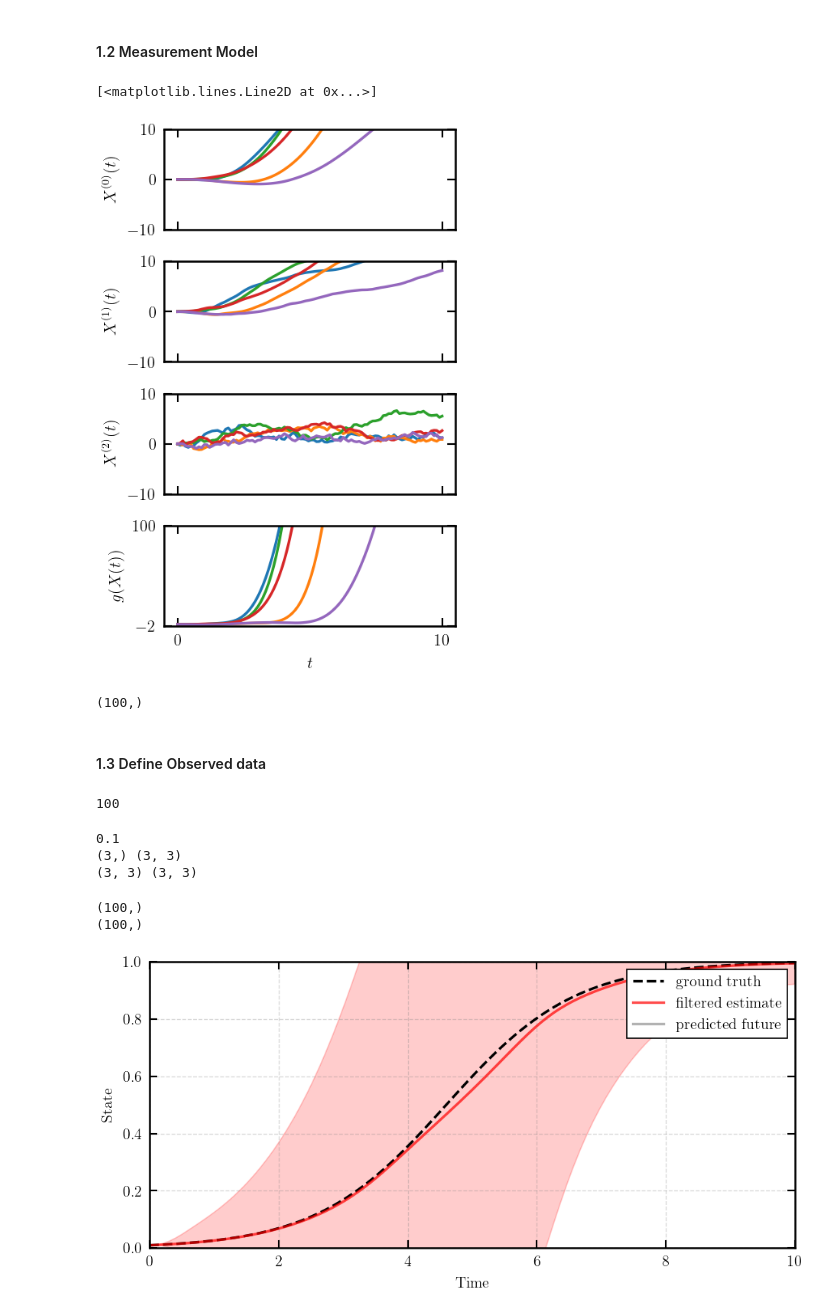
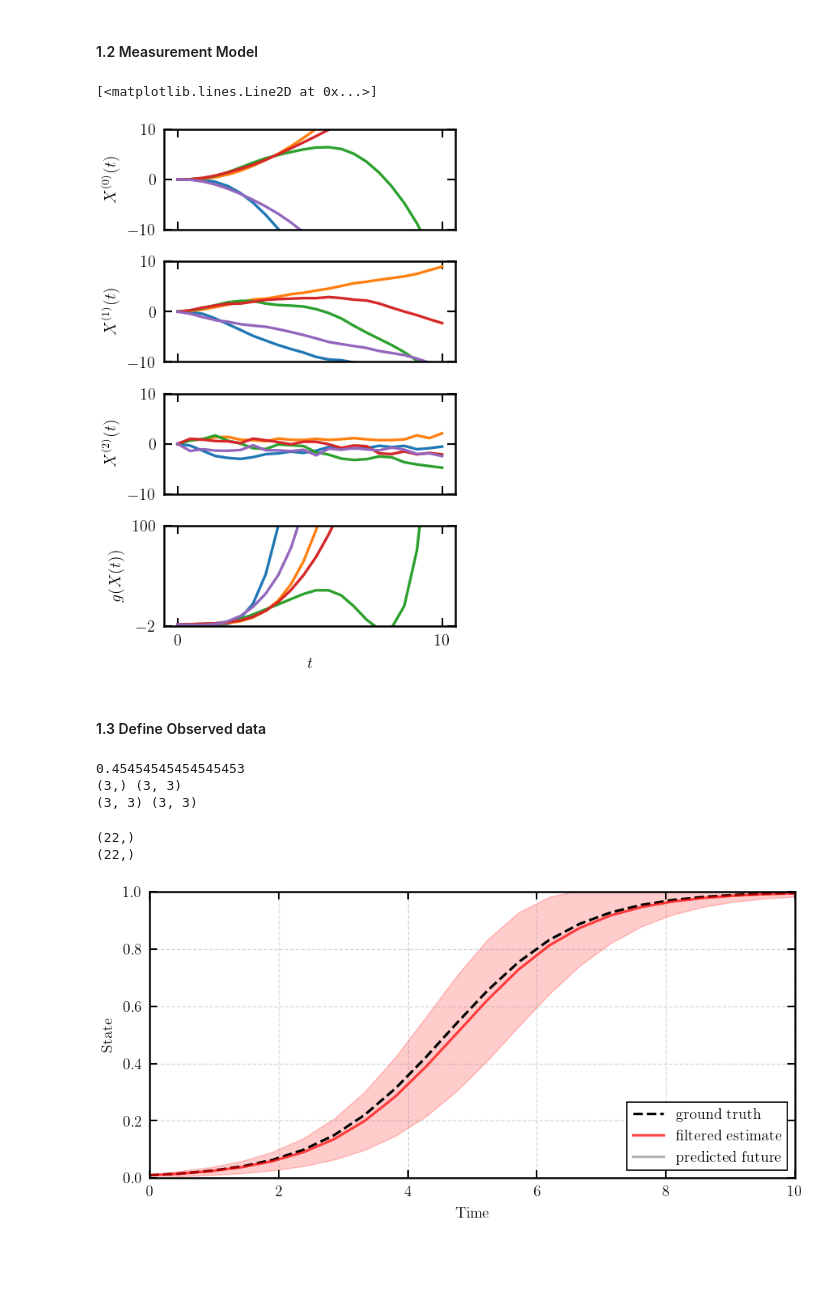
Before and after one commit to paufisch/ode_filters, a Jupyter notebook: diffeq_playground.ipynb, the cells around one changed output. Cells and saved outputs as stored; diff of their text form; code cells hidden in the pictures; blank space fills up the shorter version.

```diff
--- a/diffeq_playground.ipynb
+++ b/diffeq_playground.ipynb
@@ -97,7 +97,7 @@ x_exact = lambda t: 1 / (1 + (1 / 0.01 - 1) * np.exp(-t))
 
 
 t0, t1 = 0.0, 10.0
-N = 100
+N = 22
 ts = np.linspace(t0, t1, num=N, endpoint=True)
 t = np.linspace(t0, t1, 100, endpoint=True) #for visualization purpose exact solution
 h = (t1 - t0) / N
@@ -167,7 +167,7 @@ R = np.array([[0.22]])
 g = lambda X: X[1] - vf(X[0])
 jacobian_g = jacobian(g)
 # %%
-np.random.seed(69)
+np.random.seed(42)
 
 x1 = sample_IWP_path_from_taylor_modes(3, N, h, X_0)
 x2 = sample_IWP_path_from_taylor_modes(3, N, h, X_0)
@@ -206,19 +206,11 @@ axs[3].plot(ts, g(x5.T))
 #plt.savefig('2-times-IWP.png')
 # %% [output]
 [<matplotlib.lines.Line2D at 0x...>]
-[figure, old version]
+[figure, new version]
-# %%
-g(x1.T)
-# %% [output]
-(100,)
 # %% [markdown]
 #### 1.3 Define Observed data
 # %%
 z_sequence = np.zeros(N)
-# %%
-N
-# %% [output]
-100
 # %%
 print(h)
 mu_0 = X_0
@@ -226,26 +218,26 @@ Sigma_0 = np.eye(3)*0
 
 A_h = A(h)
 Q_h = Q(h)
-R_h = np.array([[0.1]])
+R_h = np.array([[0.0]])
 
 print(mu_0.shape, Sigma_0.shape)
 print(A_h.shape, Q_h.shape)
 # %% [output]
-0.1
+0.45454545454545453
 (3,) (3, 3)
 (3, 3) (3, 3)
 # %%
 print(z_sequence.shape)
 print(ts.shape)
 # %% [output]
-(100,)
-(100,)
+(22,)
+(22,)
 # %%
 step = N-1
 m_projected, P_projected, m_future_projected, P_future_projected = extended_kalman_filter(step, N, mu_0, Sigma_0, A_h, Q_h, R_h, z_sequence, g, jacobian_g)
-plot_kalman_filter(step, ts, m_projected, P_projected, m_future_projected, P_future_projected, x_exact(ts), x_lim=[0,10], y_lim = [0,1])
+plot_kalman_filter(step, ts, m_projected, P_projected, m_future_projected, P_future_projected, x_exact(ts), x_lim=[0,10], y_lim = [0,1], loc_pos='lower right')
 # %% [output]
-[figure, old version]
+[figure, new version]
 # %%
 ts.shape
 # %% [output]
```
Also changed, not shown: parts of 2 cells of this notebook, 1 other file.
